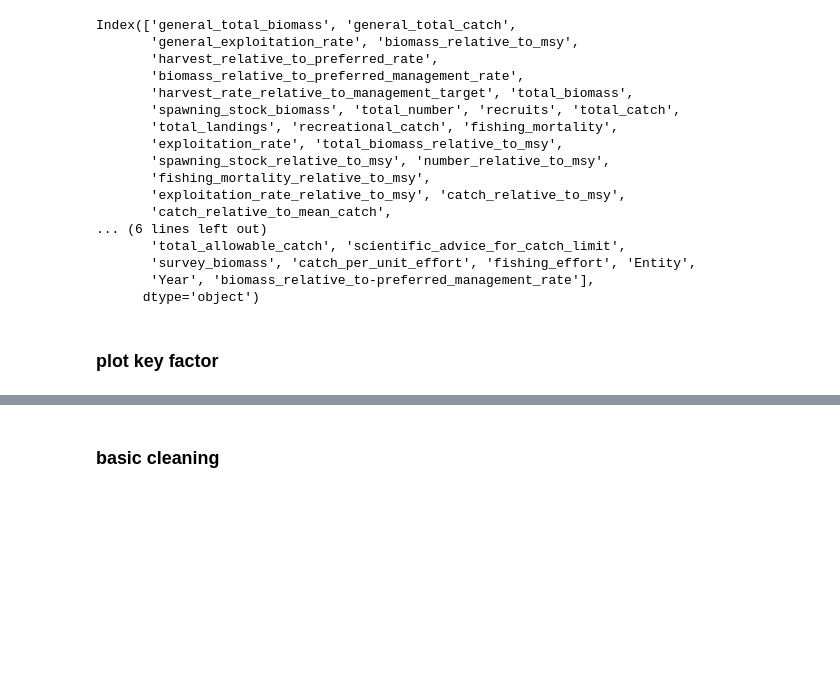
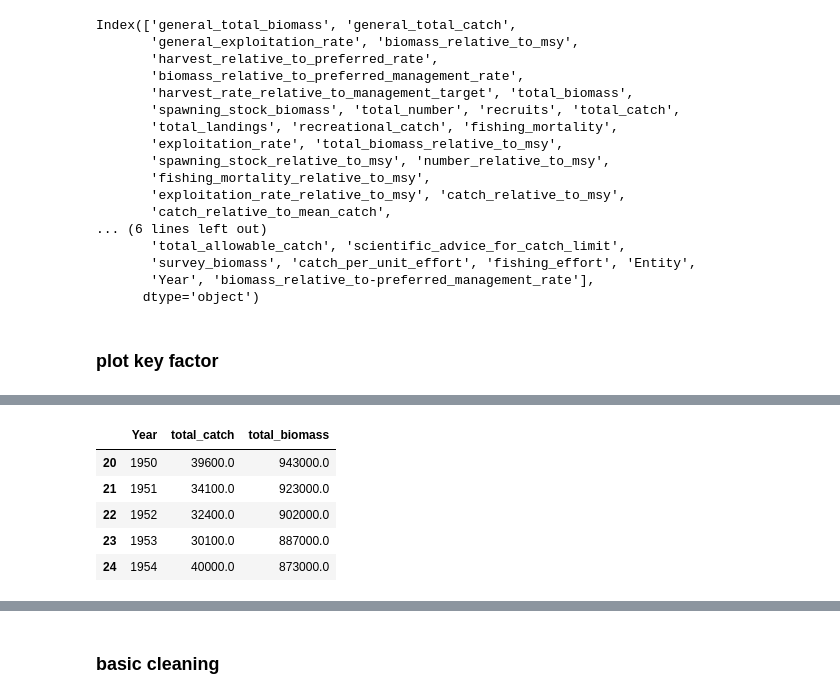
Before and after one commit to diilanofficial2002/Aqua-Biomass-Project, a Jupyter notebook: src/main.ipynb, the cells around one changed output, grey strips where cells are left out. Drawn from its saved outputs; the diff is of its cells as text; code cells hidden in the pictures; blank space fills up the shorter version.

```diff
--- a/src/main.ipynb
+++ b/src/main.ipynb
@@ -55,0 +69,11 @@ Index(['general_total_biomass', 'general_total_catch',
+# %%
+# drop nan value to compare available data
+disp = data[['Year','total_catch','total_biomass']].dropna()
+disp.head()
+# %% [output]
+|  | Year | total_catch | total_biomass |
+| 20 | 1950 | 39600.0 | 943000.0 |
+| 21 | 1951 | 34100.0 | 923000.0 |
+| 22 | 1952 | 32400.0 | 902000.0 |
+| 23 | 1953 | 30100.0 | 887000.0 |
+| 24 | 1954 | 40000.0 | 873000.0 |
```
Also changed, not shown: parts of 4 cells of this notebook, 2 other files.
